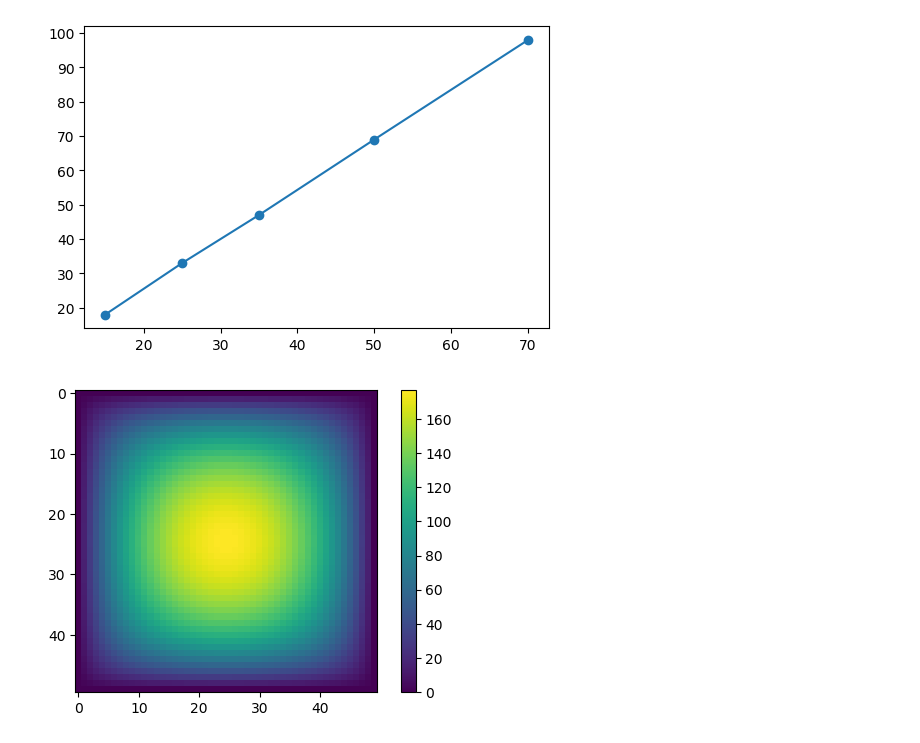
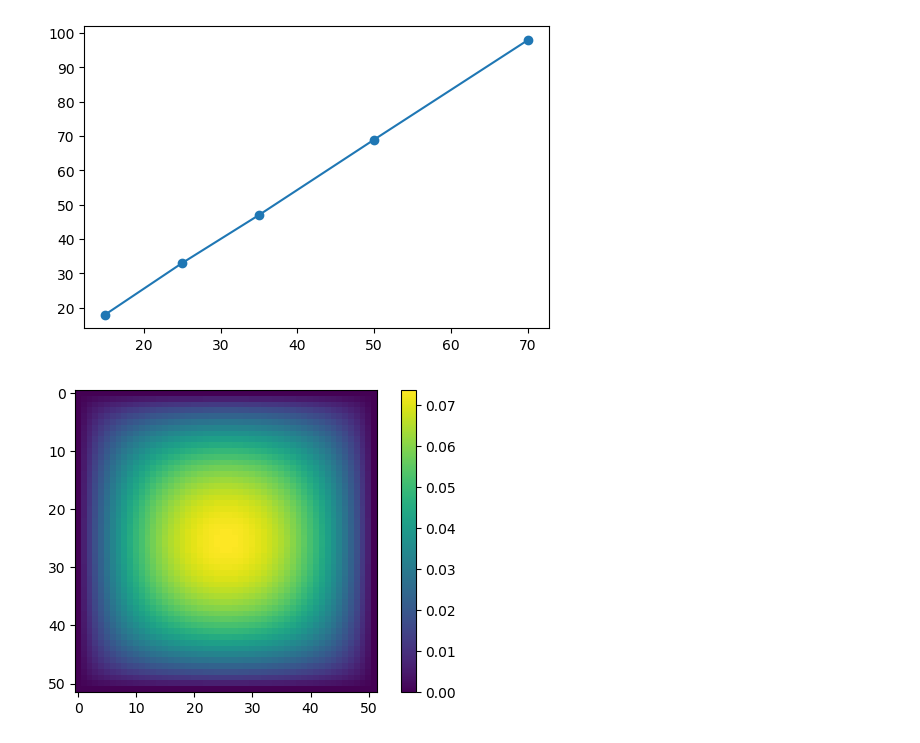
Before and after one commit to sheeshee/High-Performance-Computing-Coursework, a Jupyter notebook: Assignment 2/Assignment 2 Submission.ipynb, the cells around one changed output. Saved outputs shown, nothing was run; the diff lists cells and outputs as text; code cells hidden in the pictures.

```diff
--- a/Assignment 2/Assignment 2 Submission.ipynb
+++ b/Assignment 2/Assignment 2 Submission.ipynb
@@ -321,6 +330,7 @@ def generate_operator_matrix(N):
     Generates a sparse matrix to operate on the
     problem for a given edge size N
     """
+    h = 1/(N-1)
     # Size of the Operator
     Nop = N**2 - 2*N - 2*(N-2)
 
@@ -345,6 +355,8 @@ def generate_operator_matrix(N):
     # Diagonal-(N-2) of -1
     A[shift(Nop, -(N-2))] = -1
 
+    A = 1/h**2 * A
+
     return Nop, csr_matrix(A)
 
 
@@ -358,18 +503,19 @@ def generate_OCL_LOP(N):
 # %%
-Nop, A_sp = generate_operator_matrix(75)
+N = 50
+Nop, A_sp = generate_operator_matrix(N+2)
 sparse_matrix = (A_sp.indptr, A_sp.indices, A_sp.data)
-CGLop = OpenCL_LOp(Nop, Nop, sparse_matrix)
+CGLop = FivePointStencil(N)
 
 with Timer() as t:
     u_Asp, info_Asp = cg(A_sp, np.ones(Nop))
 print(t.interval)
 
 with Timer() as t:
-    u_lop, info_lop = cg(CGLop, np.ones(Nop))
+    u_lop, info_lop = cg(CGLop, np.ones(N**2))
 print(t.interval)
 
-# print(np.linalg.norm(u_Asp - u_lop))
-# print(u_lop)
-# print(u_Asp)
+print(np.linalg.norm(u_Asp - u_lop))
+print(u_lop)
+print(u_Asp)
 np.allclose(u_lop, u_Asp)
 # %% [output]
@@ -432,24 +582,31 @@ plt.show()
 # %%
 def format_shape(sol, N):
     """
     Formats the solution vector back into
     the original shape and adding in the
     boundary conditions.
     """
     # The inner square does not have the 1st or
     # last value
-    inner_N = N-2
+    inner_N = N
     shaped = sol.reshape((inner_N, inner_N))
     # Return the reshaped array with 0's around it
     # corresponding to the BC's
     return np.pad(shaped, 1, mode='constant')
 
-N=50
-Nop, LOP = generate_OCL_LOP(N)
-sol, info_lop = cg(LOP, np.ones(Nop))
-plt.imshow(format_shape(sol, N))
-plt.colorbar()
-fig = plt.gcf()
-fig.set_dpi(100)
+
+def show_square(sol, N):
+    """
+    Plot a colour image of the solution.
+    """
+    LOP = FivePointStencil(N)
+    sol, info_lop = cg(LOP, np.ones(N**2))
+    plt.imshow(format_shape(sol, N))
+    plt.colorbar()
+    fig = plt.gcf()
+    fig.set_dpi(100)
+    plt.show()
+
+show_square(u_lop, N)
 # %% [output]
-[figure, old version]
+[figure, new version]
```
Also changed, not shown: parts of 11 cells of this notebook, 1 other file.
